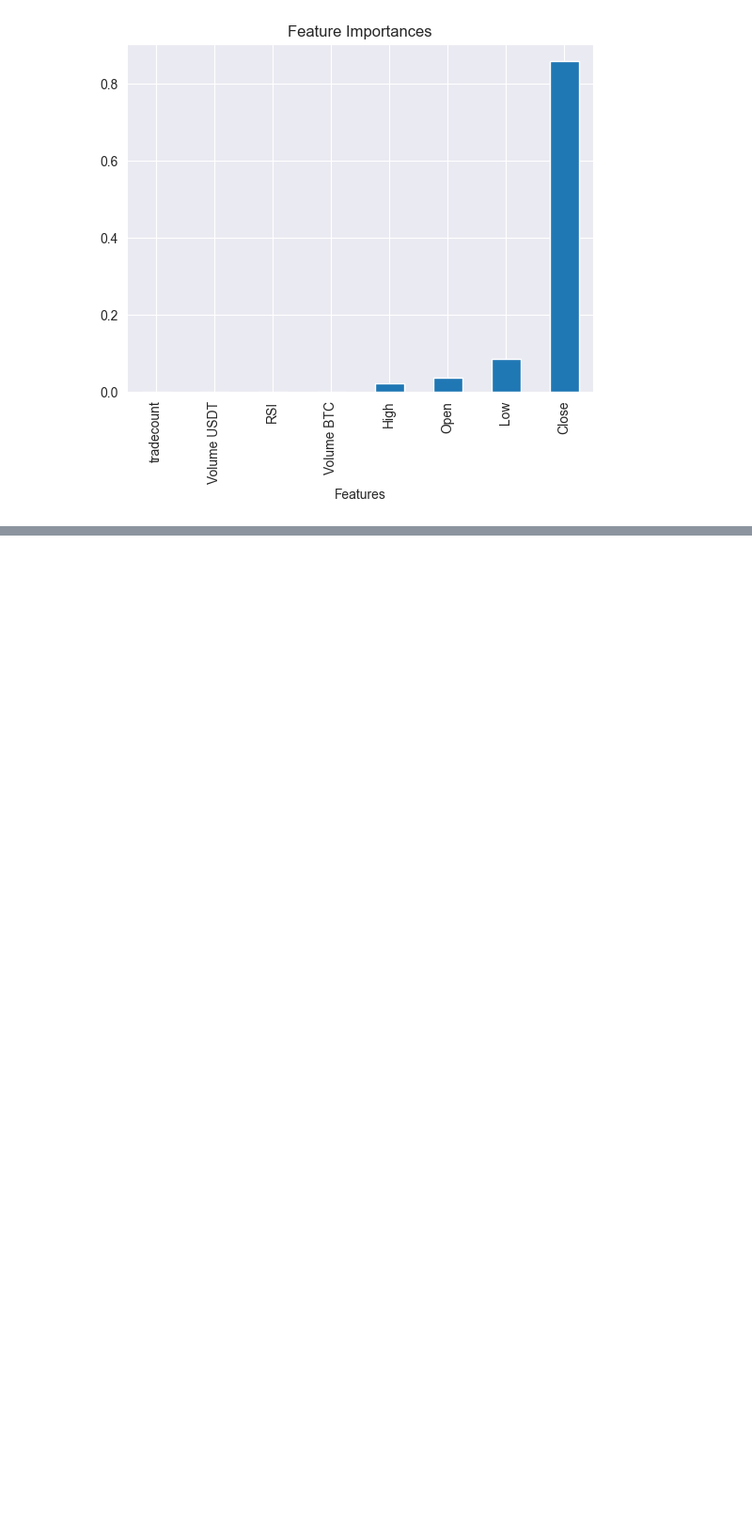
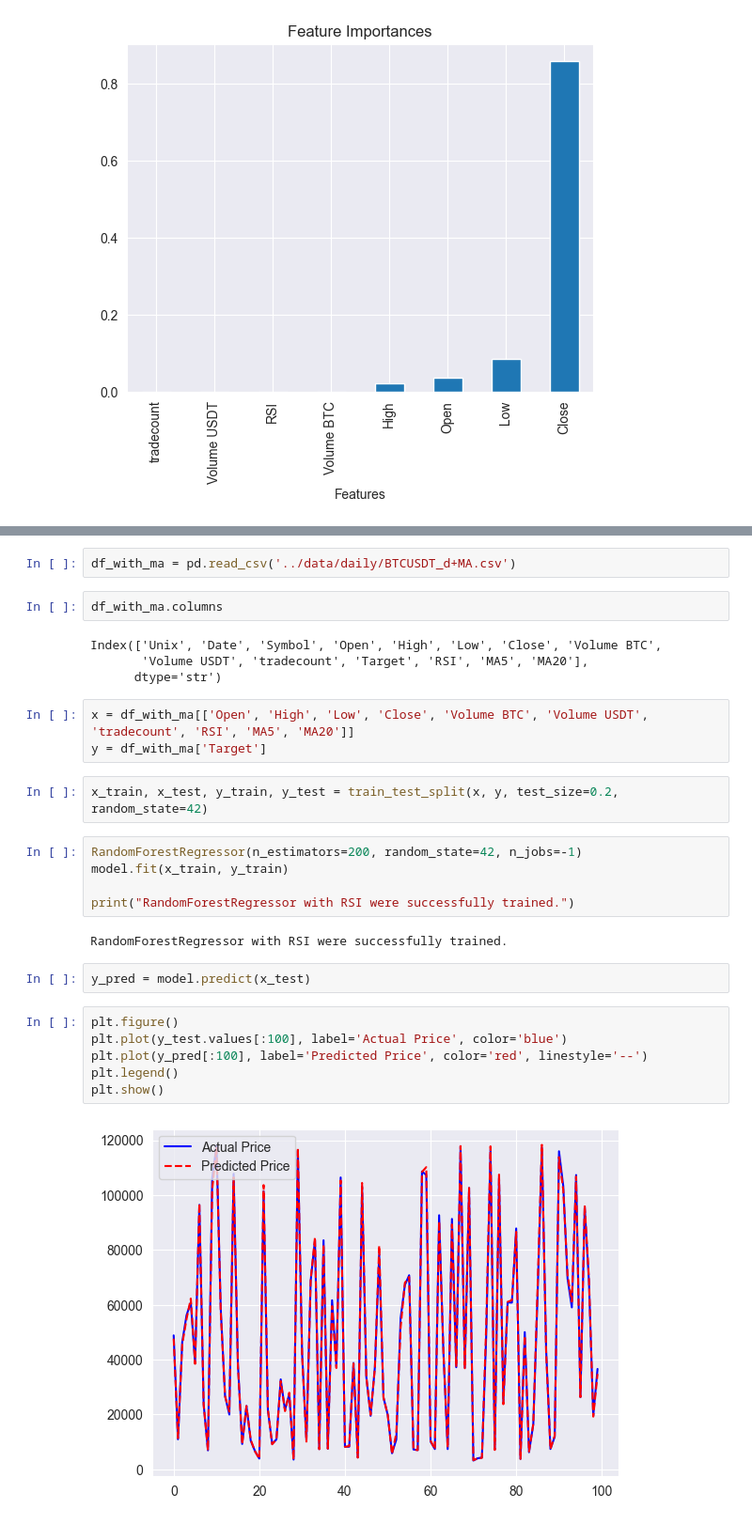
Before and after one commit to Artarazaz/BTC-predection-model, a Jupyter notebook: notebooks/data_preprocesing.ipynb, the cells around one changed output, grey strips where cells are left out. Shown at 94% size. Drawn from its saved outputs; the diff is of its cells as text; blank space fills up the shorter version.

Commit message:
MA column were added to daily dataset.

```diff
--- a/notebooks/data_preprocesing.ipynb
+++ b/notebooks/data_preprocesing.ipynb
@@ -342,0 +388,30 @@ plt.show()
+# %%
+df_with_ma = pd.read_csv('../data/daily/BTCUSDT_d+MA.csv')
+# %%
+df_with_ma.columns
+# %% [output]
+Index(['Unix', 'Date', 'Symbol', 'Open', 'High', 'Low', 'Close', 'Volume BTC',
+       'Volume USDT', 'tradecount', 'Target', 'RSI', 'MA5', 'MA20'],
+      dtype='str')
+# %%
+x = df_with_ma[['Open', 'High', 'Low', 'Close', 'Volume BTC', 'Volume USDT', 'tradecount', 'RSI', 'MA5', 'MA20']]
+y = df_with_ma['Target']
+# %%
+x_train, x_test, y_train, y_test = train_test_split(x, y, test_size=0.2, random_state=42)
+# %%
+RandomForestRegressor(n_estimators=200, random_state=42, n_jobs=-1)
+model.fit(x_train, y_train)
+
+print("RandomForestRegressor with RSI were successfully trained.")
+# %% [output]
+RandomForestRegressor with RSI were successfully trained.
+# %%
+y_pred = model.predict(x_test)
+# %%
+plt.figure()
+plt.plot(y_test.values[:100], label='Actual Price', color='blue')
+plt.plot(y_pred[:100], label='Predicted Price', color='red', linestyle='--')
+plt.legend()
+plt.show()
+# %% [output]
+[figure, added]
```
Also changed, not shown: parts of 5 cells of this notebook, 1 other file.
